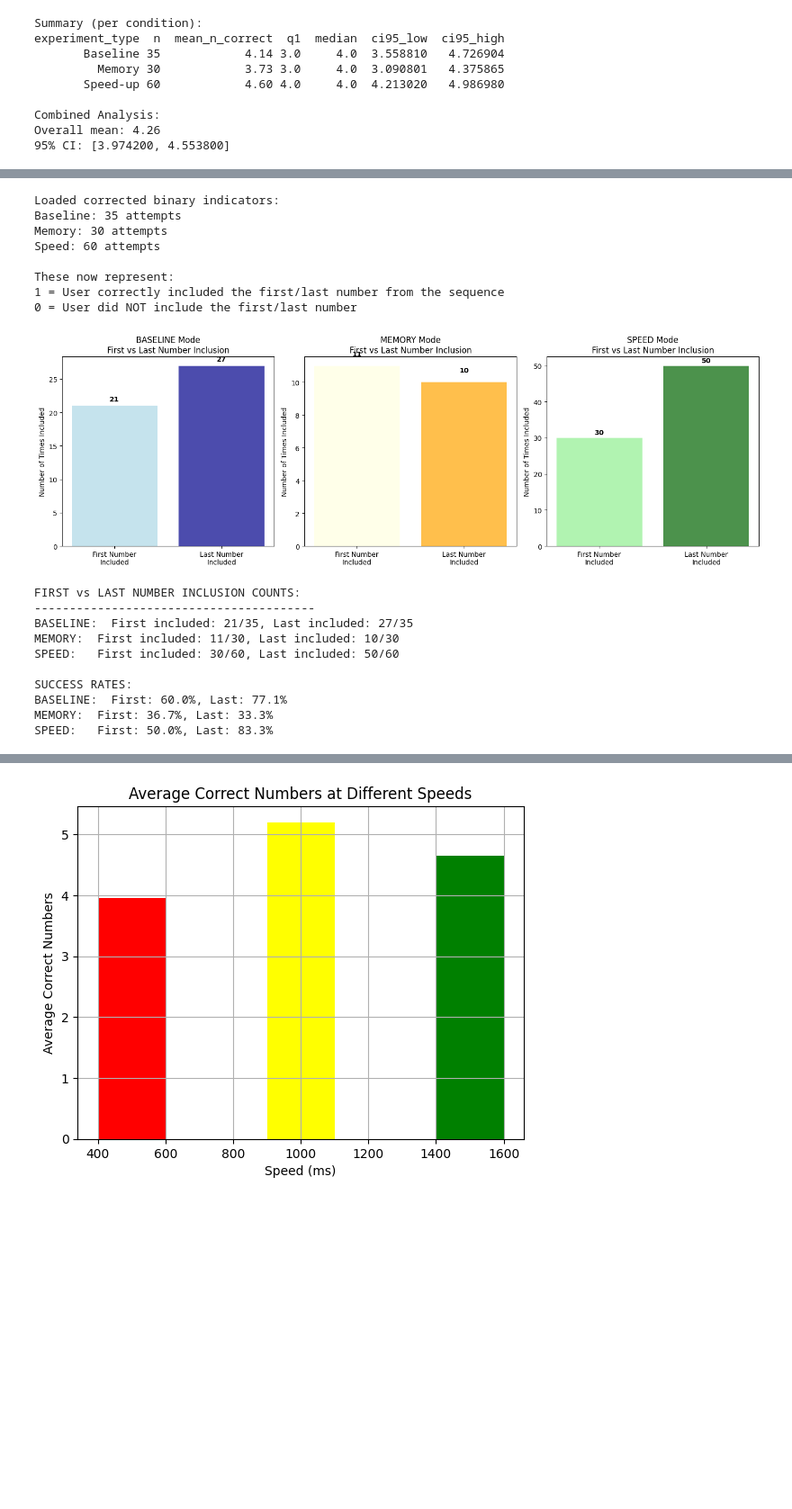
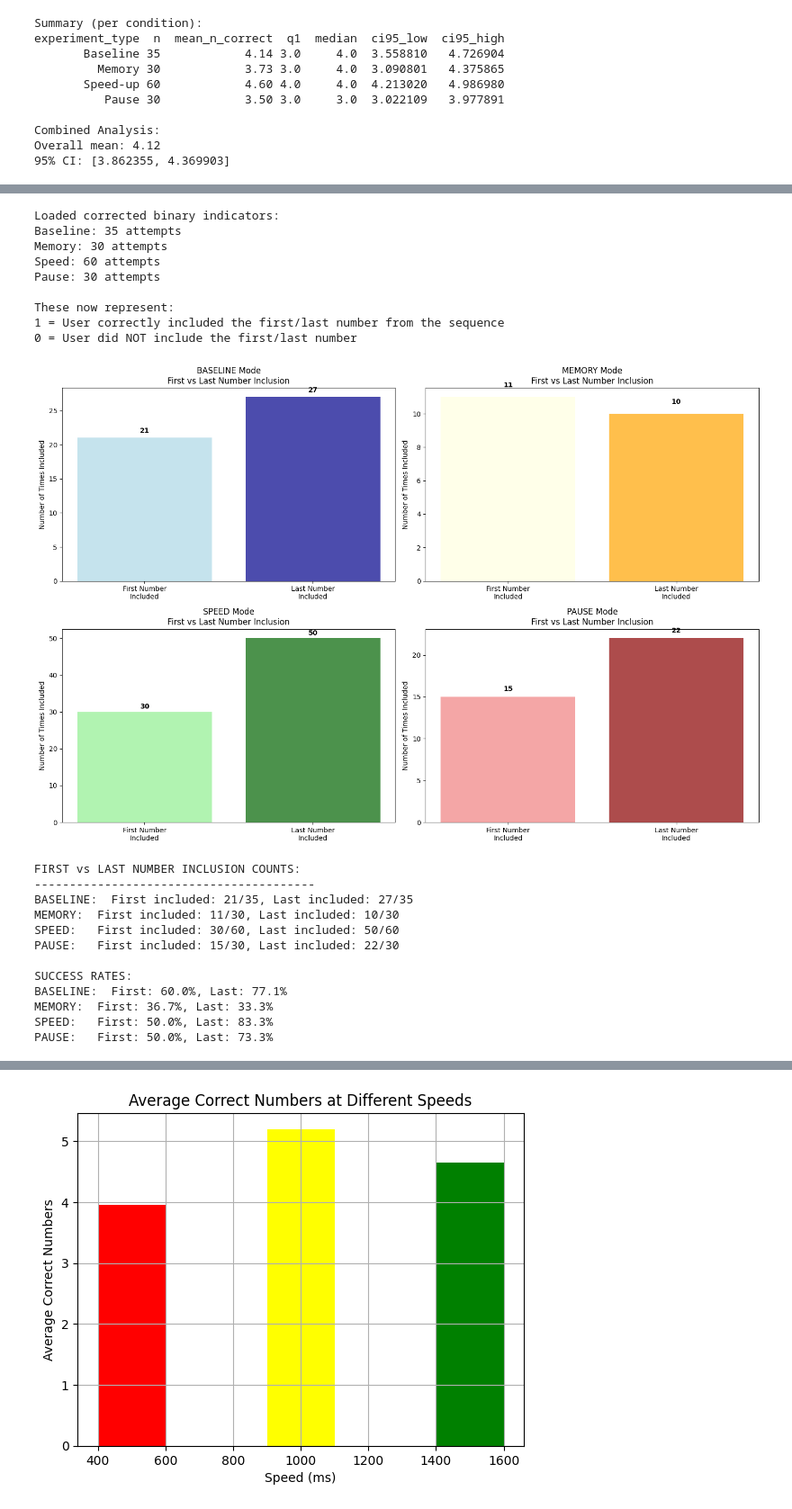
Before and after one commit to GitsUnreal/HumanMemory, a Jupyter notebook: FreeRecall/data/Dataprocessing.ipynb, the cells around one changed output, grey strips where cells are left out. Shown at 90% size. Cells and saved outputs as stored; diff of their text form; code cells hidden in the pictures; blank space fills up the shorter version.

Commit message:
Added my data and data processing

```diff
--- a/FreeRecall/data/Dataprocessing.ipynb
+++ b/FreeRecall/data/Dataprocessing.ipynb
@@ -7,6 +7,7 @@ import pandas as pd
 dataBASELINE = pd.read_csv("TotalNormal.csv", usecols=["correct_numbers"]).dropna().squeeze()
 dataMEMORY = pd.read_csv("TotalMemoryPattern.csv", usecols=["correct_numbers"]).dropna().squeeze()
 dataSPEED = pd.read_csv("TotalSpeed.csv", usecols=["correct_numbers"]).dropna().squeeze()
+dataPAUSE = pd.read_csv("TotalPause.csv", usecols=["correct_numbers"]).dropna().squeeze()
 
 dataBASELINE2 = pd.read_csv("TotalNormal.csv", usecols=["serial", "user_input"]).dropna().squeeze()
 # print(dataBASELINE2)
@@ -37,16 +38,17 @@ def calculate_stats(data, condition_name):
 baseline_stats = calculate_stats(dataBASELINE, 'Baseline')
 memory_stats = calculate_stats(dataMEMORY, 'Memory')
 speed_stats = calculate_stats(dataSPEED, 'Speed-up')
+pause_stats = calculate_stats(dataPAUSE, 'Pause')
 
 # Create summary DataFrame
-summary_data = [baseline_stats, memory_stats, speed_stats]
+summary_data = [baseline_stats, memory_stats, speed_stats, pause_stats]
 summary_df = pd.DataFrame(summary_data)
 
 print("Summary (per condition):")
 print(summary_df.to_string(index=False))
 
 # Combined data analysis
-combined_data = pd.concat([dataBASELINE, dataMEMORY, dataSPEED], ignore_index=True)
+combined_data = pd.concat([dataBASELINE, dataMEMORY, dataSPEED, dataPAUSE], ignore_index=True)
 combined_stats = calculate_stats(combined_data, 'Combined')
 
 print(f"\nCombined Analysis:")
@@ -58,10 +60,11 @@ experiment_type  n  mean_n_correct  q1  median  ci95_low  ci95_high
        Baseline 35            4.14 3.0     4.0  3.558810   4.726904
          Memory 30            3.73 3.0     4.0  3.090801   4.375865
        Speed-up 60            4.60 4.0     4.0  4.213020   4.986980
+          Pause 30            3.50 3.0     3.0  3.022109   3.977891
 
 Combined Analysis:
-Overall mean: 4.26
-95% CI: [3.974200, 4.553800]
+Overall mean: 4.12
+95% CI: [3.862355, 4.369903]
 # %%
 # Analysis for each speed
 
@@ -118,11 +121,14 @@ first_memory = pd.read_csv("TotalMemoryPattern.csv", usecols=["first_correct"]).
 last_memory = pd.read_csv("TotalMemoryPattern.csv", usecols=["last_correct"]).squeeze("columns").astype(int)
 first_speed = pd.read_csv("TotalSpeed.csv", usecols=["first_correct"]).squeeze("columns").astype(int)
 last_speed = pd.read_csv("TotalSpeed.csv", usecols=["last_correct"]).squeeze("columns").astype(int)
+first_pause = pd.read_csv("TotalPause.csv", usecols=["first_correct"]).squeeze("columns").astype(int)
+last_pause = pd.read_csv("TotalPause.csv", usecols=["last_correct"]).squeeze("columns").astype(int)
 
 print("Loaded corrected binary indicators:")
 print(f"Baseline: {len(first_baseline)} attempts")
 print(f"Memory: {len(first_memory)} attempts")
 print(f"Speed: {len(first_speed)} attempts")
+print(f"Pause: {len(first_pause)} attempts")
 print()
 print("These now represent:")
 print("1 = User correctly included the first/last number from the sequence")
@@ -132,6 +138,7 @@ Loaded corrected binary indicators:
 Baseline: 35 attempts
 Memory: 30 attempts
 Speed: 60 attempts
+Pause: 30 attempts
 
 These now represent:
 1 = User correctly included the first/last number from the sequence
@@ -151,8 +158,11 @@ last_memory_count = last_memory.sum()    # Times last number was correctly inclu
 first_speed_count = first_speed.sum()    # Times first number was correctly included
 last_speed_count = last_speed.sum()      # Times last number was correctly included
 
+first_pause_count = first_pause.sum()    # Times first number was correctly included
+last_pause_count = last_pause.sum()      # Times last number was correctly included
+
 # Create comparison bar chart
-fig, (ax1, ax2, ax3) = plt.subplots(1, 3, figsize=(15, 5))
+fig, ((ax1, ax2), (ax3, ax4)) = plt.subplots(2, 2, figsize=(15, 10))
 
 # BASELINE comparison
 categories = ['First Number\nIncluded', 'Last Number\nIncluded']
@@ -168,43 +178,55 @@ memory_counts = [first_memory_count, last_memory_count]
 ax2.bar(categories, memory_counts, color=['lightyellow', 'orange'], alpha=0.7)
 ax2.set_title('MEMORY Mode\nFirst vs Last Number Inclusion')
 ax2.set_ylabel('Number of Times Included')
 for i, v in enumerate(memory_counts):
     ax2.text(i, v + 0.5, str(v), ha='center', va='bottom', fontweight='bold')
 
 # SPEED comparison
 speed_counts = [first_speed_count, last_speed_count]
 ax3.bar(categories, speed_counts, color=['lightgreen', 'darkgreen'], alpha=0.7)
 ax3.set_title('SPEED Mode\nFirst vs Last Number Inclusion')
 ax3.set_ylabel('Number of Times Included')
 for i, v in enumerate(speed_counts):
     ax3.text(i, v + 0.5, str(v), ha='center', va='bottom', fontweight='bold')
 
+# PAUSE comparison
+pause_counts = [first_pause_count, last_pause_count]
+ax4.bar(categories, pause_counts, color=['lightcoral', 'darkred'], alpha=0.7)
+ax4.set_title('PAUSE Mode\nFirst vs Last Number Inclusion')
+ax4.set_ylabel('Number of Times Included')
+for i, v in enumerate(pause_counts):
+    ax4.text(i, v + 0.5, str(v), ha='center', va='bottom', fontweight='bold')
+
 plt.tight_layout()
 plt.show()
 
 # Print summary
 print("FIRST vs LAST NUMBER INCLUSION COUNTS:")
 print("-" * 40)
 print(f"BASELINE:  First included: {first_baseline_count}/{len(first_baseline)}, Last included: {last_baseline_count}/{len(last_baseline)}")
 print(f"MEMORY:  First included: {first_memory_count}/{len(first_memory)}, Last included: {last_memory_count}/{len(last_memory)}")
 print(f"SPEED:   First included: {first_speed_count}/{len(first_speed)}, Last included: {last_speed_count}/{len(last_speed)}")
+print(f"PAUSE:   First included: {first_pause_count}/{len(first_pause)}, Last included: {last_pause_count}/{len(last_pause)}")
 
 # Calculate success rates
 print(f"\nSUCCESS RATES:")
 print(f"BASELINE:  First: {(first_baseline_count/len(first_baseline)*100):.1f}%, Last: {(last_baseline_count/len(last_baseline)*100):.1f}%")
 print(f"MEMORY:  First: {(first_memory_count/len(first_memory)*100):.1f}%, Last: {(last_memory_count/len(last_memory)*100):.1f}%")
 print(f"SPEED:   First: {(first_speed_count/len(first_speed)*100):.1f}%, Last: {(last_speed_count/len(last_speed)*100):.1f}%")
+print(f"PAUSE:   First: {(first_pause_count/len(first_pause)*100):.1f}%, Last: {(last_pause_count/len(last_pause)*100):.1f}%")
 # %% [output]
-[figure, old version]
+[figure, new version]
 FIRST vs LAST NUMBER INCLUSION COUNTS:
 ----------------------------------------
 BASELINE:  First included: 21/35, Last included: 27/35
 MEMORY:  First included: 11/30, Last included: 10/30
 SPEED:   First included: 30/60, Last included: 50/60
+PAUSE:   First included: 15/30, Last included: 22/30
 
 SUCCESS RATES:
 BASELINE:  First: 60.0%, Last: 77.1%
 MEMORY:  First: 36.7%, Last: 33.3%
 SPEED:   First: 50.0%, Last: 83.3%
+PAUSE:   First: 50.0%, Last: 73.3%
 # %%
 # OVERALL COMPARISON: All game modes side by side
```
Also changed, not shown: parts of 6 cells of this notebook, 2 other files.
